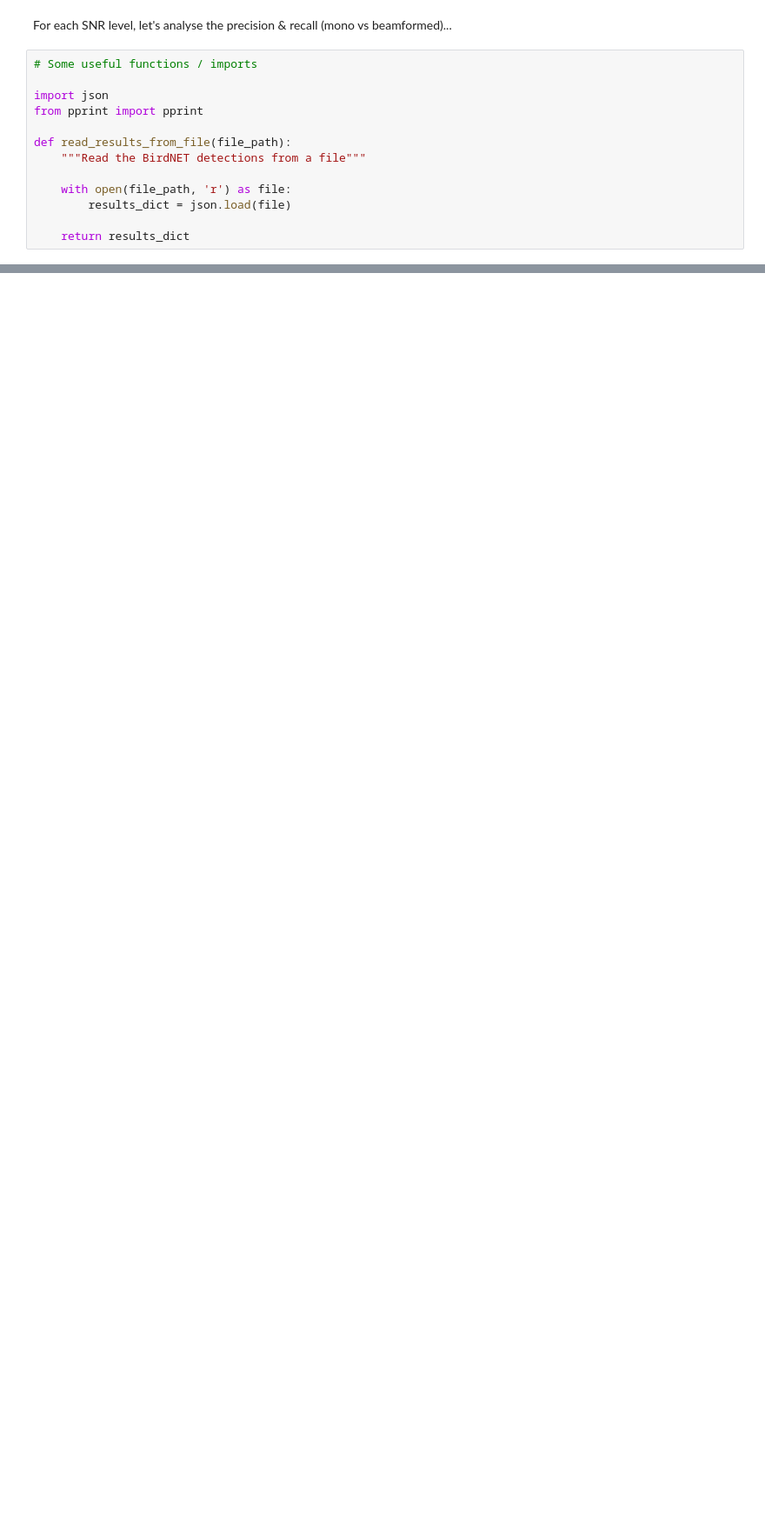
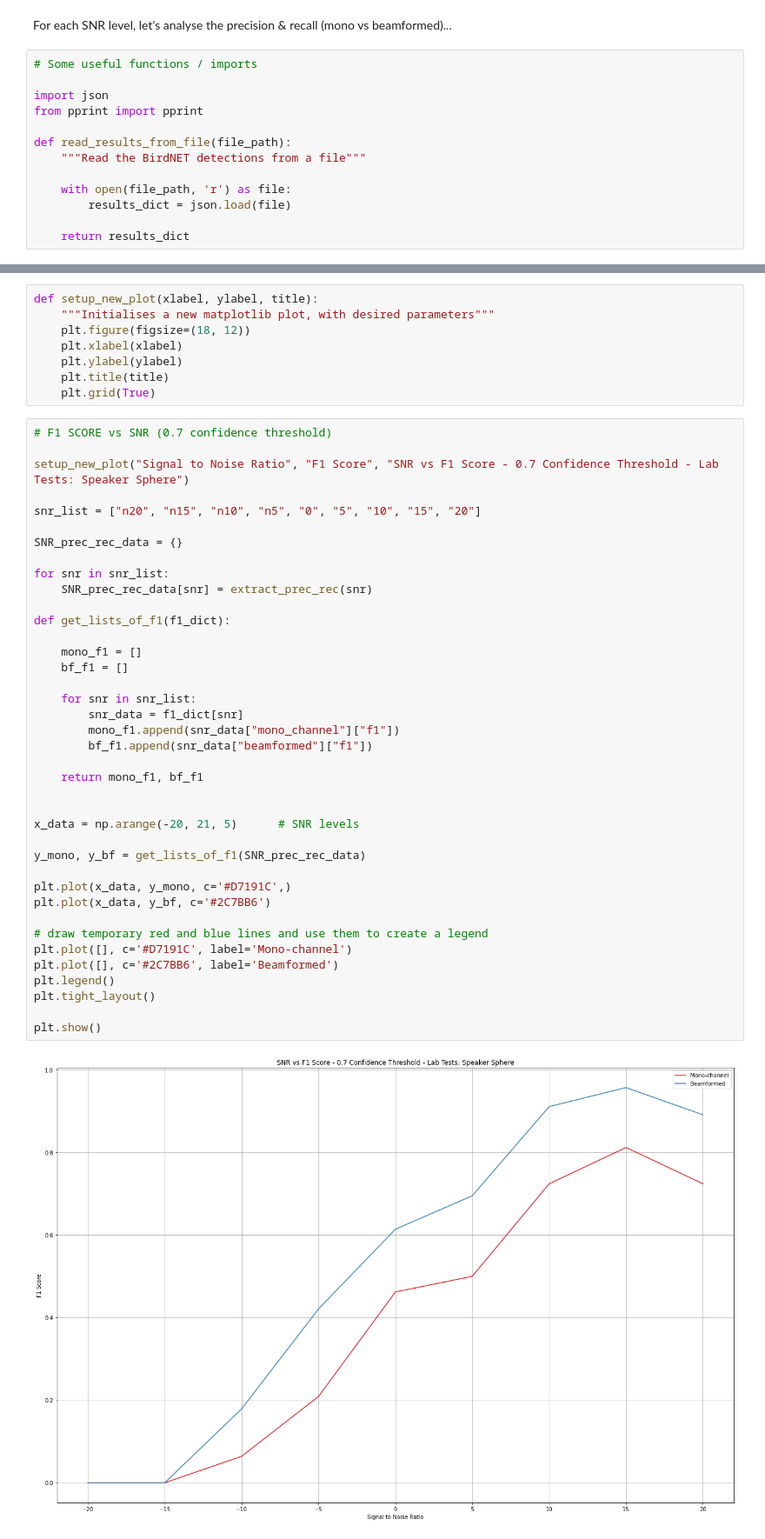
Before and after one commit to JamesSkinna/Masters_6mic_analysis, a Jupyter notebook: src/analysis_scripts/SNR_analysis.ipynb, the cells around one changed output, grey strips where cells are left out. Shown at 87% size. Cells and saved outputs as stored; diff of their text form; blank space fills up the shorter version.

```diff
--- a/src/analysis_scripts/SNR_analysis.ipynb
+++ b/src/analysis_scripts/SNR_analysis.ipynb
@@ -155,0 +148,49 @@ pprint(SNR_prec_rec_data)
+# %%
+def setup_new_plot(xlabel, ylabel, title):
+    """Initialises a new matplotlib plot, with desired parameters"""
+    plt.figure(figsize=(18, 12))
+    plt.xlabel(xlabel)
+    plt.ylabel(ylabel)
+    plt.title(title)
+    plt.grid(True)
+# %%
+# F1 SCORE vs SNR (0.7 confidence threshold)
+
+setup_new_plot("Signal to Noise Ratio", "F1 Score", "SNR vs F1 Score - 0.7 Confidence Threshold - Lab Tests: Speaker Sphere")
+
+snr_list = ["n20", "n15", "n10", "n5", "0", "5", "10", "15", "20"]
+
+SNR_prec_rec_data = {}
+
+for snr in snr_list:
+    SNR_prec_rec_data[snr] = extract_prec_rec(snr)
+
+def get_lists_of_f1(f1_dict):
+
+    mono_f1 = []
+    bf_f1 = []
+
+    for snr in snr_list:
+        snr_data = f1_dict[snr]
+        mono_f1.append(snr_data["mono_channel"]["f1"])
+        bf_f1.append(snr_data["beamformed"]["f1"])
+
+    return mono_f1, bf_f1
+
+
+x_data = np.arange(-20, 21, 5)      # SNR levels
+
+y_mono, y_bf = get_lists_of_f1(SNR_prec_rec_data)
+
+plt.plot(x_data, y_mono, c='#D7191C',)
+plt.plot(x_data, y_bf, c='#2C7BB6')
+
+# draw temporary red and blue lines and use them to create a legend
+plt.plot([], c='#D7191C', label='Mono-channel')
+plt.plot([], c='#2C7BB6', label='Beamformed')
+plt.legend()
+plt.tight_layout()
+
+plt.show()
+# %% [output]
+[figure, added]
```
Also changed, not shown: parts of 4 cells of this notebook, 4 other files.
